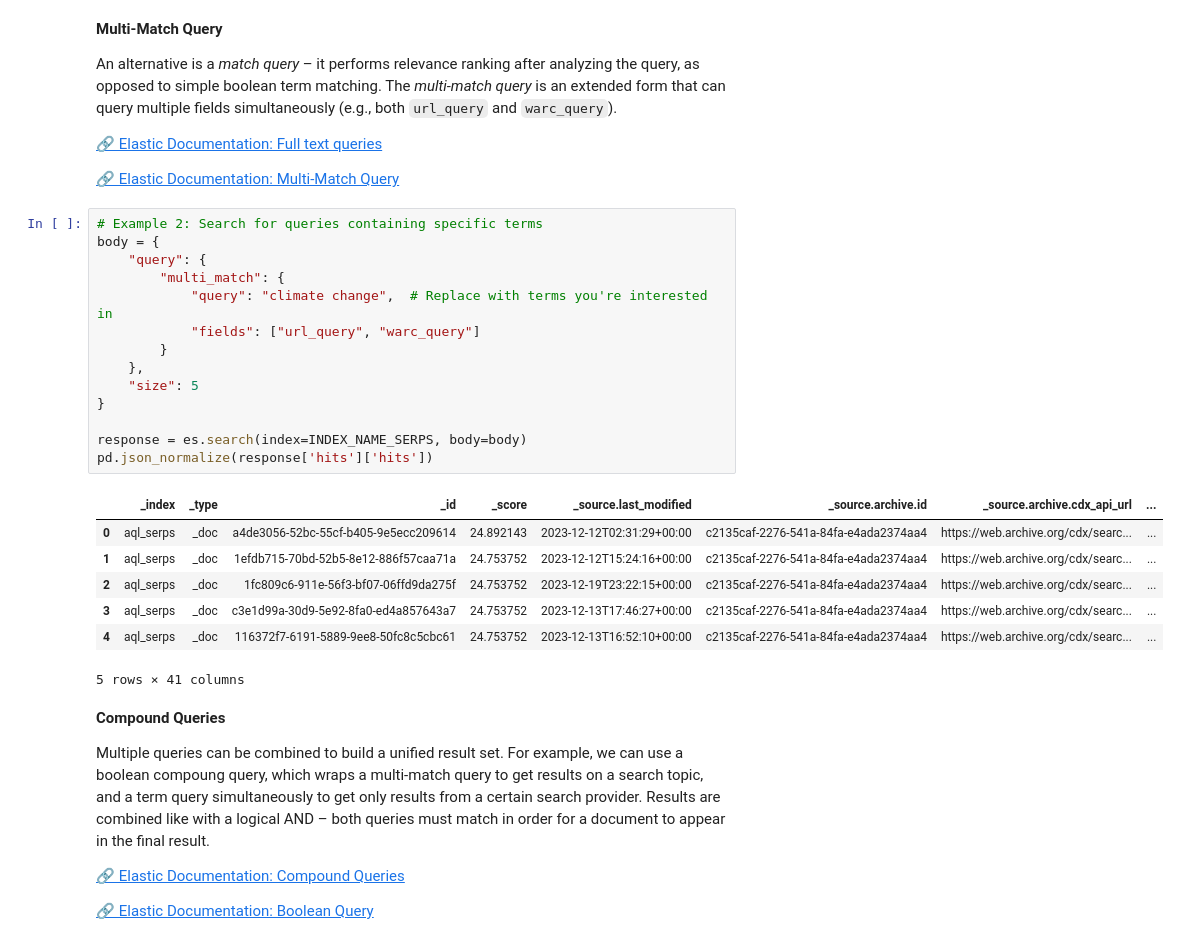
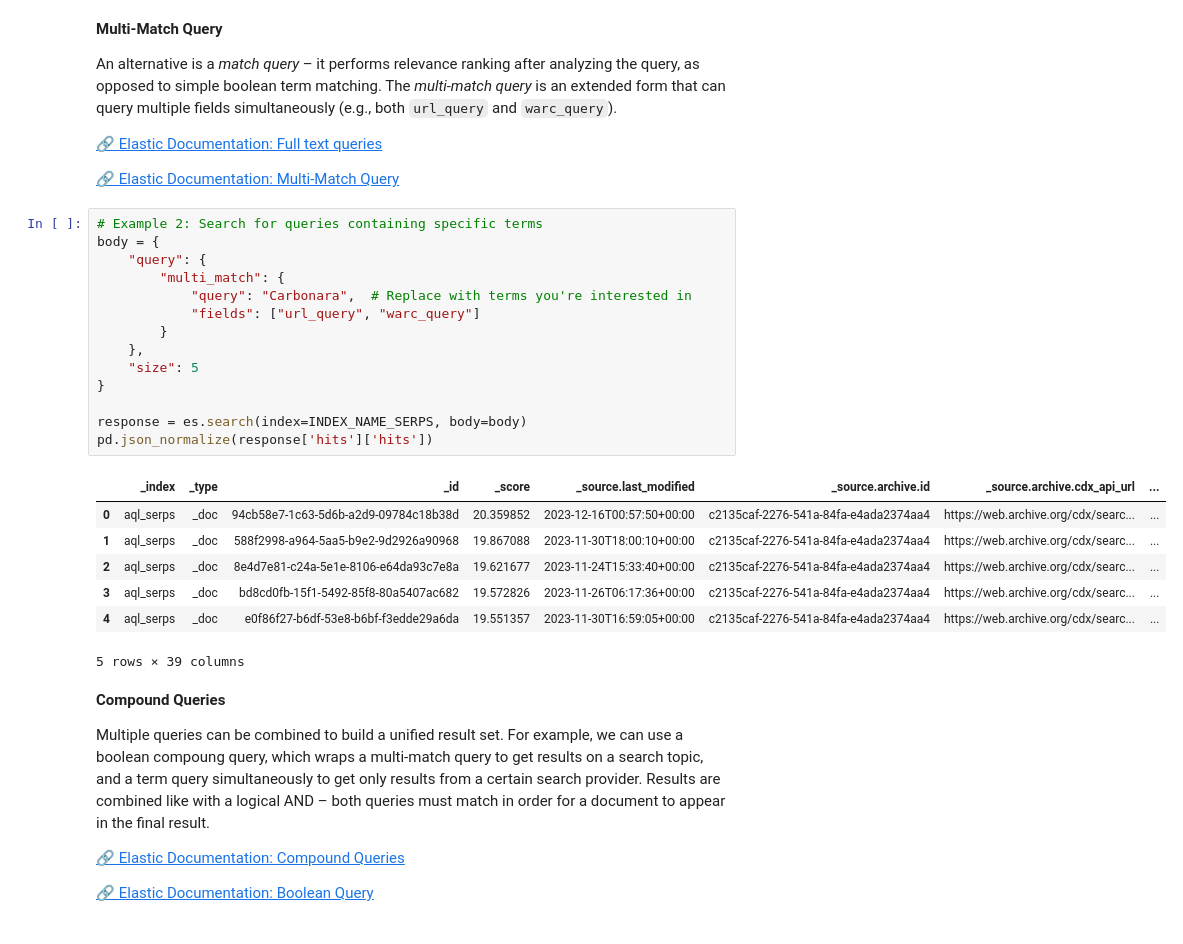
Before and after one commit to CuzImAram/slt_project, a Jupyter notebook: 01-elasticsearch-solved.ipynb, the cells around one changed output. Drawn from its saved outputs; the diff is of its cells as text.

```diff
--- a/01-elasticsearch-solved.ipynb
+++ b/01-elasticsearch-solved.ipynb
@@ -141,25 +141,25 @@ An alternative is a *match query* – it performs relevance ranking after analyz
 # %%
 # Example 2: Search for queries containing specific terms
 body = {
     "query": {
         "multi_match": {
-            "query": "climate change",  # Replace with terms you're interested in
+            "query": "Carbonara",  # Replace with terms you're interested in
             "fields": ["url_query", "warc_query"]
         }
     },
     "size": 5
 }
 
 response = es.search(index=INDEX_NAME_SERPS, body=body)
 pd.json_normalize(response['hits']['hits'])
 # %% [output]
 |  | _index | _type | _id | _score | _source.last_modified | _source.archive.id | _source.archive.cdx_api_url | ... |
-| 0 | aql_serps | _doc | a4de3056-52bc-55cf-b405-9e5ecc209614 | 24.892143 | 2023-12-12T02:31:29+00:00 | c2135caf-2276-541a-84fa-e4ada2374aa4 | https://web.archive.org/cdx/searc... | ... |
-| 1 | aql_serps | _doc | 1efdb715-70bd-52b5-8e12-886f57caa71a | 24.753752 | 2023-12-12T15:24:16+00:00 | c2135caf-2276-541a-84fa-e4ada2374aa4 | https://web.archive.org/cdx/searc... | ... |
-| 2 | aql_serps | _doc | 1fc809c6-911e-56f3-bf07-06ffd9da275f | 24.753752 | 2023-12-19T23:22:15+00:00 | c2135caf-2276-541a-84fa-e4ada2374aa4 | https://web.archive.org/cdx/searc... | ... |
-| 3 | aql_serps | _doc | c3e1d99a-30d9-5e92-8fa0-ed4a857643a7 | 24.753752 | 2023-12-13T17:46:27+00:00 | c2135caf-2276-541a-84fa-e4ada2374aa4 | https://web.archive.org/cdx/searc... | ... |
-| 4 | aql_serps | _doc | 116372f7-6191-5889-9ee8-50fc8c5cbc61 | 24.753752 | 2023-12-13T16:52:10+00:00 | c2135caf-2276-541a-84fa-e4ada2374aa4 | https://web.archive.org/cdx/searc... | ... |
+| 0 | aql_serps | _doc | 94cb58e7-1c63-5d6b-a2d9-09784c18b38d | 20.359852 | 2023-12-16T00:57:50+00:00 | c2135caf-2276-541a-84fa-e4ada2374aa4 | https://web.archive.org/cdx/searc... | ... |
+| 1 | aql_serps | _doc | 588f2998-a964-5aa5-b9e2-9d2926a90968 | 19.867088 | 2023-11-30T18:00:10+00:00 | c2135caf-2276-541a-84fa-e4ada2374aa4 | https://web.archive.org/cdx/searc... | ... |
+| 2 | aql_serps | _doc | 8e4d7e81-c24a-5e1e-8106-e64da93c7e8a | 19.621677 | 2023-11-24T15:33:40+00:00 | c2135caf-2276-541a-84fa-e4ada2374aa4 | https://web.archive.org/cdx/searc... | ... |
+| 3 | aql_serps | _doc | bd8cd0fb-15f1-5492-85f8-80a5407ac682 | 19.572826 | 2023-11-26T06:17:36+00:00 | c2135caf-2276-541a-84fa-e4ada2374aa4 | https://web.archive.org/cdx/searc... | ... |
+| 4 | aql_serps | _doc | e0f86f27-b6df-53e8-b6bf-f3edde29a6da | 19.551357 | 2023-11-30T16:59:05+00:00 | c2135caf-2276-541a-84fa-e4ada2374aa4 | https://web.archive.org/cdx/searc... | ... |
-5 rows × 41 columns
+5 rows × 39 columns
 # %% [markdown]
 **Compound Queries**
 
```
Also changed, not shown: parts of 5 cells of this notebook, 2 other files.
